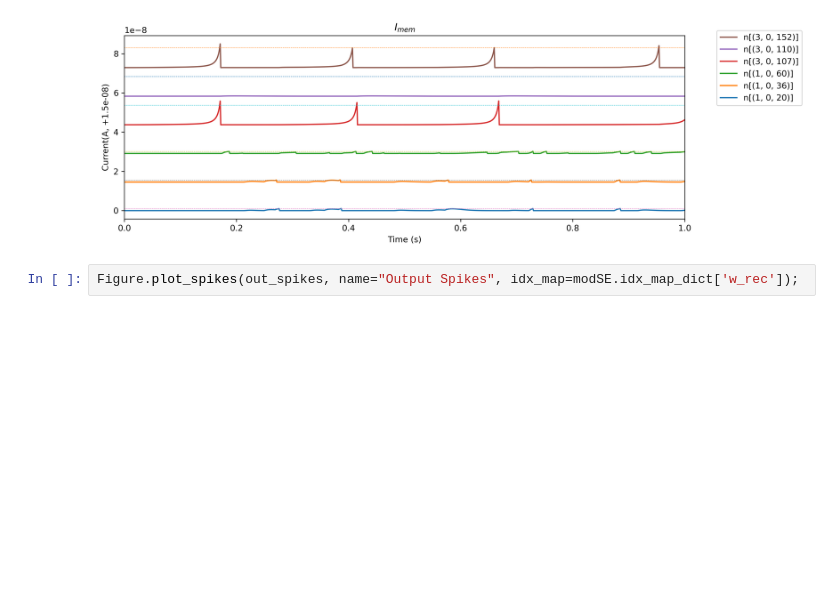
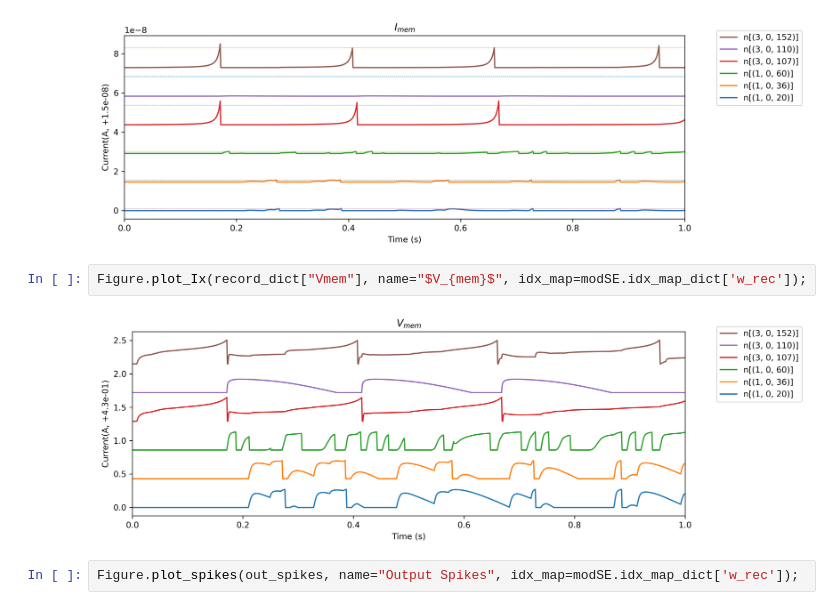
Before and after one commit to synsense/rockpool, a Jupyter notebook: docs/devices/DynapSE/device_simulation.ipynb, the cells around one changed output. Saved outputs shown, nothing was run; the diff lists cells and outputs as text; blank space fills up the shorter version.

Commit message:
membrane record plots added!

```diff
--- a/docs/devices/DynapSE/device_simulation.ipynb
+++ b/docs/devices/DynapSE/device_simulation.ipynb
@@ -548,6 +550,10 @@ Figure.plot_Ix(record_dict["Imem"][:,4], modSE.Ispkthr[4], name="$I_{mem}$  n[(3
 Figure.plot_Ix(record_dict["Imem"], modSE.Ispkthr, name="$I_{mem}$", idx_map=modSE.idx_map_dict['w_rec']);
 # %% [output]
 [figure]
+# %%
+Figure.plot_Ix(record_dict["Vmem"], name="$V_{mem}$", idx_map=modSE.idx_map_dict['w_rec']);
+# %% [output]
+[figure, added]
 # %%
 Figure.plot_spikes(out_spikes, name="Output Spikes", idx_map=modSE.idx_map_dict['w_rec']);
 # %% [output]
```
Also changed, not shown: parts of 1 cell of this notebook.
